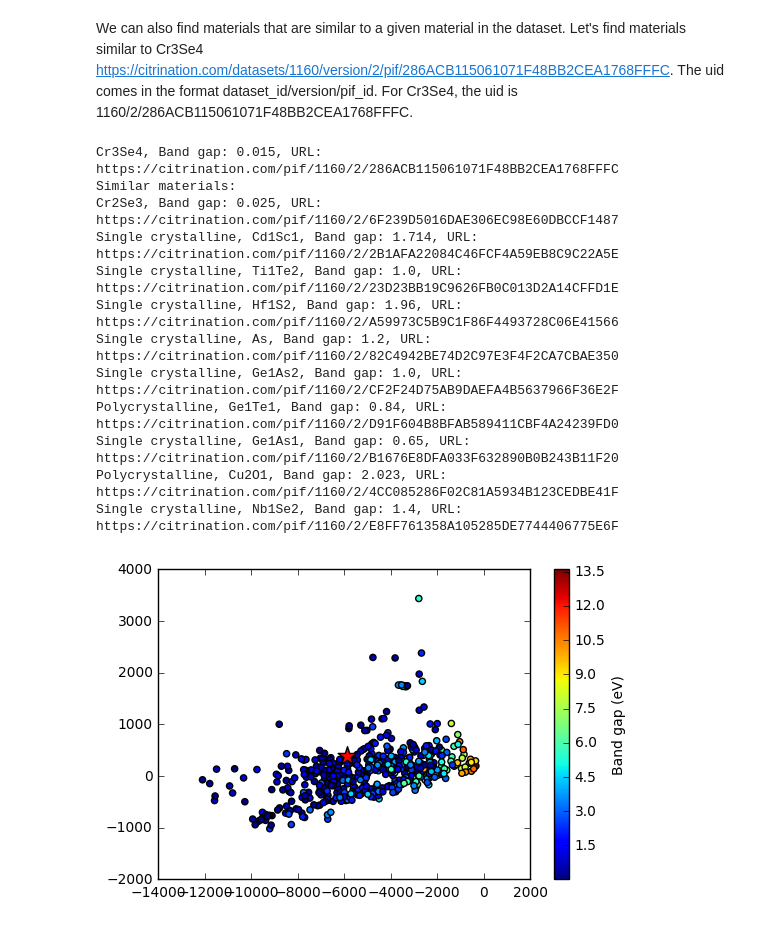
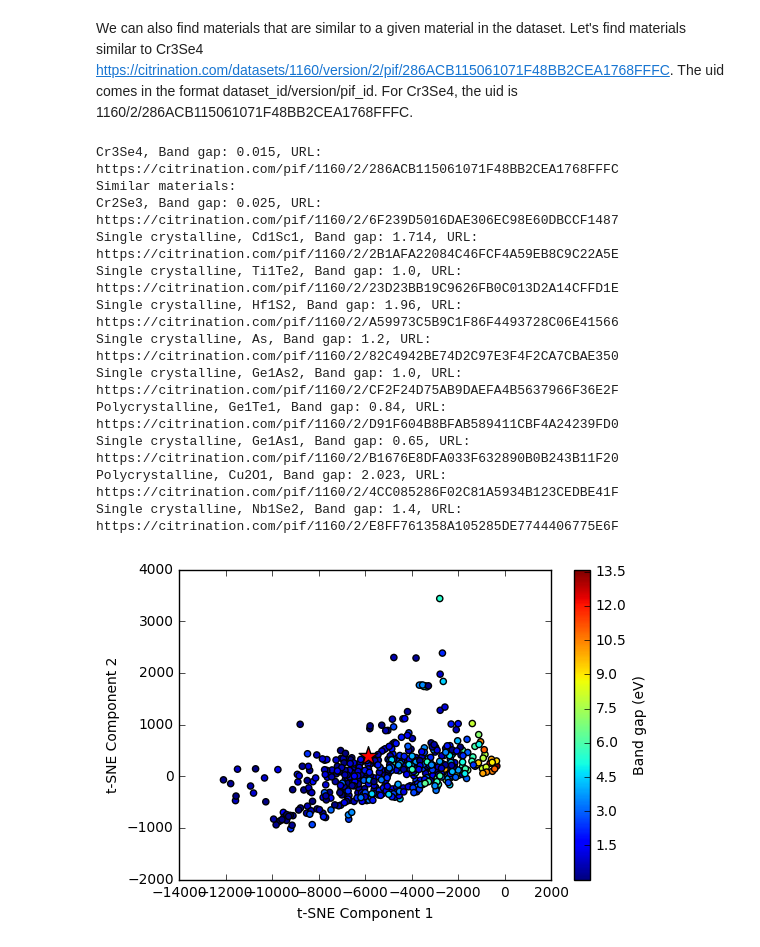
Before and after one commit to CitrineInformatics/learn-citrination, a Jupyter notebook: t-SNE API.ipynb, the cells around one changed output. Cells and saved outputs as stored; diff of their text form; code cells hidden in the pictures.

```diff
--- a/t-SNE API.ipynb
+++ b/t-SNE API.ipynb
@@ -42,20 +56,26 @@ From inspecting this cluster of materials, we can see that the t-SNE plot has gr
 # %%
 # Get the index of the maximum band gap material
 max_bg_index = np.argmax(coordinates_and_bg, axis=0)[2]
-print "Maximum band gap material:"
-print "{}, Band gap: {}, URL: https://citrination.com/pif/{}".format(tsne["Band gap"]["label"][max_bg_index],
-                                                                     tsne["Band gap"]["z"][max_bg_index],
-                                                                     tsne["Band gap"]["uid"][max_bg_index])
-print "Similar materials:"
+print("Maximum band gap material:")
+print("{}, Band gap: {}, URL: https://citrination.com/pif/{}"
+      .format(tsne["Band gap"]["label"][max_bg_index],
+              tsne["Band gap"]["z"][max_bg_index],
+              tsne["Band gap"]["uid"][max_bg_index])
+     )
+print("Similar materials:")
 for idx in find_most_similar_materials(max_bg_index, coordinates_and_bg[:,0:2]):
-    print "{}, Band gap: {}, URL: https://citrination.com/pif/{}".format(tsne["Band gap"]["label"][idx],
-                                                                         tsne["Band gap"]["z"][idx],
-                                                                         tsne["Band gap"]["uid"][idx])
+    print("{}, Band gap: {}, URL: https://citrination.com/pif/{}"
+          .format(tsne["Band gap"]["label"][idx],
+                  tsne["Band gap"]["z"][idx],
+                  tsne["Band gap"]["uid"][idx])
+         )
 
 plt.figure()
 plt.scatter(tsne["Band gap"]['x'], tsne["Band gap"]['y'], c=tsne["Band gap"]['z'])
 plt.colorbar(label="Band gap (eV)")
 plt.scatter(coordinates_and_bg[max_bg_index, 0], coordinates_and_bg[max_bg_index, 1], marker="*", c="r", s=200)
+plt.xlabel("t-SNE Component 1")
+plt.ylabel("t-SNE Component 2")
 plt.show()
 # %% [output]
 Maximum band gap material:
@@ -93,31 +119,36 @@ We can also find materials that are similar to a given material in the dataset.
 # %%
 uid = "1160/2/286ACB115061071F48BB2CEA1768FFFC"
 cr3se4_index = tsne["Band gap"]["uid"].index(uid)
-print "{}, Band gap: {}, URL: https://citrination.com/pif/{}".format(tsne["Band gap"]["label"][cr3se4_index],
-                                                       tsne["Band gap"]["z"][cr3se4_index],
-                                                       tsne["Band gap"]["uid"][cr3se4_index])
-print "Similar materials:"
-similar = find_most_similar_materials(cr3se4_index, coordinates_and_bg[:,0:2])
-for idx in similar:
-    print "{}, Band gap: {}, URL: https://citrination.com/pif/{}".format(tsne["Band gap"]["label"][idx],
-                                                           tsne["Band gap"]["z"][idx],
-                                                           tsne["Band gap"]["uid"][idx])
+print("{}, Band gap: {}, URL: https://citrination.com/pif/{}"
+      .format(tsne["Band gap"]["label"][cr3se4_index],
+              tsne["Band gap"]["z"][cr3se4_index],
+              tsne["Band gap"]["uid"][cr3se4_index])
+     )
+print("Similar materials:")
+for idx in find_most_similar_materials(cr3se4_index, coordinates_and_bg[:,0:2]):
+    print("{}, Band gap: {}, URL: https://citrination.com/pif/{}"
+          .format(tsne["Band gap"]["label"][idx],
+                  tsne["Band gap"]["z"][idx],
+                  tsne["Band gap"]["uid"][idx])
+         )
 plt.figure()
 plt.scatter(tsne["Band gap"]['x'], tsne["Band gap"]['y'], c=tsne["Band gap"]['z'])
 plt.colorbar(label="Band gap (eV)")
 plt.scatter(coordinates_and_bg[cr3se4_index, 0], coordinates_and_bg[cr3se4_index, 1], marker="*", c="r", s=200)
+plt.xlabel("t-SNE Component 1")
+plt.ylabel("t-SNE Component 2")
 plt.show()
 # %% [output]
 Cr3Se4, Band gap: 0.015, URL: https://citrination.com/pif/1160/2/286ACB115061071F48BB2CEA1768FFFC
 Similar materials:
 Cr2Se3, Band gap: 0.025, URL: https://citrination.com/pif/1160/2/6F239D5016DAE306EC98E60DBCCF1487
 Single crystalline, Cd1Sc1, Band gap: 1.714, URL: https://citrination.com/pif/1160/2/2B1AFA22084C46FCF4A59EB8C9C22A5E
 Single crystalline, Ti1Te2, Band gap: 1.0, URL: https://citrination.com/pif/1160/2/23D23BB19C9626FB0C013D2A14CFFD1E
 Single crystalline, Hf1S2, Band gap: 1.96, URL: https://citrination.com/pif/1160/2/A59973C5B9C1F86F4493728C06E41566
 Single crystalline, As, Band gap: 1.2, URL: https://citrination.com/pif/1160/2/82C4942BE74D2C97E3F4F2CA7CBAE350
 Single crystalline, Ge1As2, Band gap: 1.0, URL: https://citrination.com/pif/1160/2/CF2F24D75AB9DAEFA4B5637966F36E2F
 Polycrystalline, Ge1Te1, Band gap: 0.84, URL: https://citrination.com/pif/1160/2/D91F604B8BFAB589411CBF4A24239FD0
 Single crystalline, Ge1As1, Band gap: 0.65, URL: https://citrination.com/pif/1160/2/B1676E8DFA033F632890B0B243B11F20
 Polycrystalline, Cu2O1, Band gap: 2.023, URL: https://citrination.com/pif/1160/2/4CC085286F02C81A5934B123CEDBE41F
 Single crystalline, Nb1Se2, Band gap: 1.4, URL: https://citrination.com/pif/1160/2/E8FF761358A105285DE7744406775E6F
-[figure, old version]
+[figure, new version]
```
Also changed, not shown: parts of 11 cells of this notebook.
